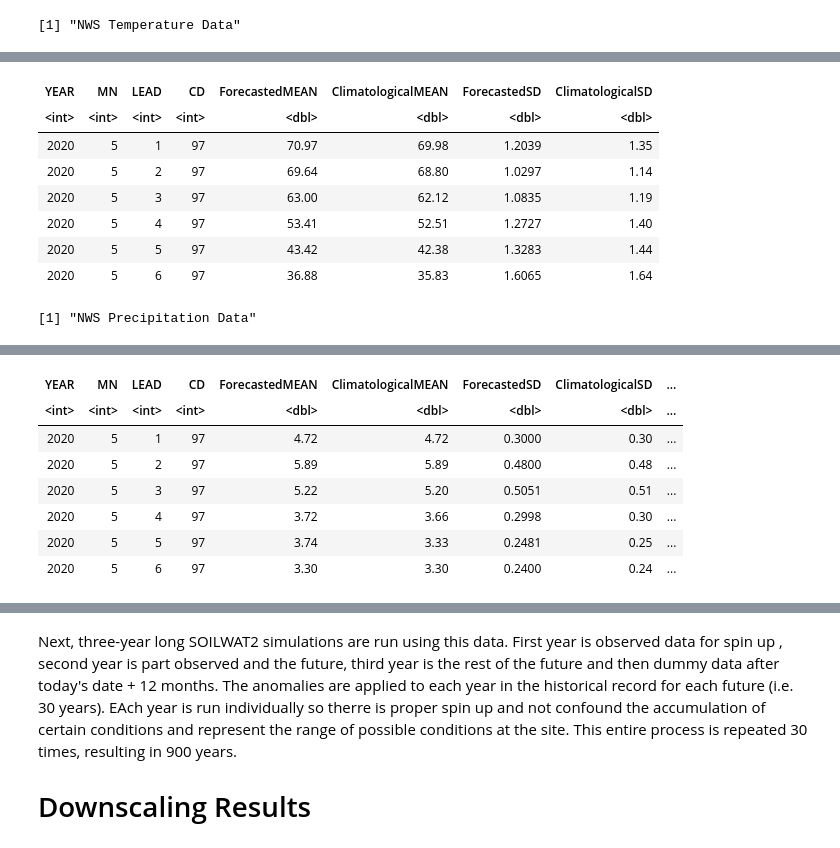
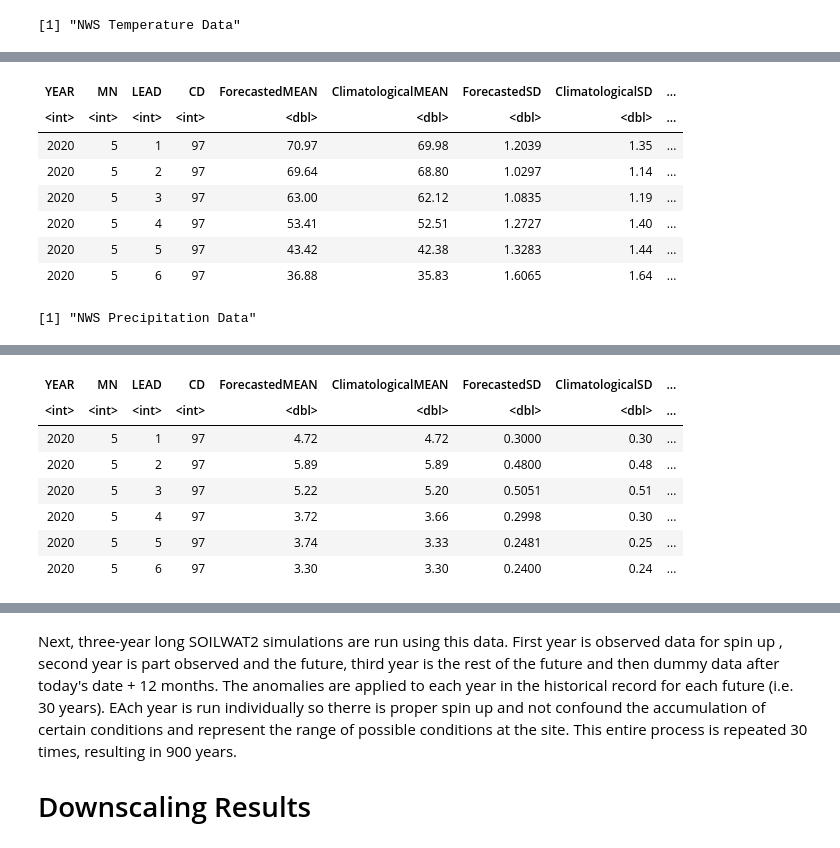
Before and after one commit to DrylandEcology/gridSTDF, a Jupyter notebook: ShortTermDroughtForecaster_Logic.ipynb, the cells around one changed output, grey strips where cells are left out. Saved outputs shown, nothing was run; the diff lists cells and outputs as text; code cells hidden in the pictures.

```diff
--- a/ShortTermDroughtForecaster_Logic.ipynb
+++ b/ShortTermDroughtForecaster_Logic.ipynb
@@ -26,10 +26,26 @@ Our intent with the short-term forecaster is to translate the information from t
 # Downscaling Methods
 
 First, for each set of coordinates, the appropriate region is determined from the map above and the affiliated temperature and precipitation NWS long-lead forecast data are grabbed. Temperature and precipitation data are stored online in tabular form, [here](https://www.cpc.ncep.noaa.gov/pacdir/NFORdir/HUGEdir2/cpcllftd.dat) and [here](https://www.cpc.ncep.noaa.gov/pacdir/NFORdir/HUGEdir2/cpcllfpd.dat).
+# %%
+# Setup
+# load all packages and read in most all data for this notebook
+library(raster)
+library(data.table)
+library(ggplot2)
+library(lubridate)
+
+wdata <- fread('wdata.csv') # historical, site-specific weather data
+generatedAnomData <- readRDS('ExampleData/generatedAnomData') # generated anomalies at the lead-level
+MonthlyAnoms <- fread('ExampleData/MonthlyAnoms.csv') # anomalies averaged to the monthly level
+
+HistDataNormMean <- fread('ExampleData/HistDataNormMean.csv')
+AnomRunStats <- fread('ExampleData/AnomRunStats.csv')
+
+source('functions/weatherFunctions.R')
+currMonth <- month(Sys.Date())
+
+Nleads <- 12
 # %%
-library(raster)
-library(data.table)
-
 # Set coordinates
 lat <- 35.1266
 lng <- -111.5854
@@ -44,15 +60,46 @@ proj4string(points) <- CRS("+proj=longlat +datum=WGS84 +no_defs +ellps=WGS84 +to
 CDRegion <- as.numeric(over(points, CD102)$ID4)
 
 # Read in and subset anomaly data -----------------------------------------------------------
-TempMonthlyAnomsWhole <- fread('CurrentAnomalyTempData.csv')
-TempMonthlyAnoms <- subset(TempMonthlyAnomsWhole, CD == CDRegion)
+TempAnomsWhole <- fread('CurrentAnomalyTempData.csv')
+TempAnoms <- subset(TempMonthlyAnomsWhole, CD == CDRegion)
+TempAnoms <- TempAnoms[1:Nleads, ]
 
-PPTMonthlyAnomsWhole <- fread('CurrentAnomalyPPTData.csv')
-PPTMonthlyAnoms <- subset(PPTMonthlyAnomsWhole, CD == CDRegion)
+PPTAnomsWhole <- fread('CurrentAnomalyPPTData.csv')
+PPTAnoms <- subset(PPTMonthlyAnomsWhole, CD == CDRegion)
+PPTAnoms <- PPTAnoms[1:Nleads, ]
+
+# Convert values and calculate NWS anomalies or correction factors \-------------------------------------------
+
+# Temp
+TempAnoms$ClimatologicalMEAN_Temp_C <- (TempAnoms$ClimatologicalMEAN - 32) * (5/9)
+TempAnoms$ForecastedMEAN_Temp_C <- (TempAnoms$ForecastedMEAN - 32) * (5/9)
+
+TempAnoms$ForecastedSD_Temp_C <- (TempAnoms$ForecastedSD) * (5/9)
+TempAnoms$Anom_F <- TempAnoms$ForecastedMEAN - TempAnoms$ClimatologicalMEAN
+TempAnoms$Anom_C <- TempAnoms$Anom_F * (5/9)
+
+# PPT - keep in transformed units for calcs downstream
+## PPT - SDs are given in transformed units. Means are in inches.
+backT <- 1/PPTAnoms$PO
+
+# convert
+PPTAnoms$ClimatatologicalMEAN_PPT_PO <- PPTAnoms$ClimatologicalMEAN ^ PPTAnoms$PO
+PPTAnoms$ClimatatologicalMEAN_PPT_cm <- PPTAnoms$ClimatologicalMEAN * 2.54
+
+PPTAnoms$ForecastedMEAN_PPT_PO <- PPTAnoms$ForecastedMEAN ^ PPTAnoms$PO
+PPTAnoms$ForecastedMEAN_PPT_cm <- PPTAnoms$ForecastedMEAN * 2.54
+
+PPTAnoms$ForecastedSD_PPT_in <- as.numeric(PPTAnoms$ForecastedSD) ^ backT
+PPTAnoms$ForecastedSD_PPT_cm <- PPTAnoms$ForecastedSD_PPT_in * 2.54
+
+# calc - anomaly NEEDS to be calcualted in transformed units
+PPTAnoms$Anom_PO <- PPTAnoms$ForecastedMEAN_PPT_PO - PPTAnoms$ClimatatologicalMEAN_PPT_PO
+PPTAnoms$Anom_cm <- PPTAnoms$ForecastedMEAN_PPT_cm - PPTAnoms$ClimatatologicalMEAN_PPT_cm
+PPTAnoms$Anom_CF <- PPTAnoms$ForecastedMEAN / PPTAnoms$ClimatologicalMEAN
 
 print('NWS Temperature Data')
-head(TempMonthlyAnoms)
+head(TempAnoms)
 print('NWS Precipitation Data')
-head(PPTMonthlyAnoms)
+head(PPTAnoms)
 # %% [output]
 [1] "NWS Temperature Data"
@@ -60,9 +107,9 @@ A data.table: 6 × 8
-| YEAR | MN | LEAD | CD | ForecastedMEAN | ClimatologicalMEAN | ForecastedSD | ClimatologicalSD |
-| <int> | <int> | <int> | <int> | <dbl> | <dbl> | <dbl> | <dbl> |
-| 2020 | 5 | 1 | 97 | 70.97 | 69.98 | 1.2039 | 1.35 |
-| 2020 | 5 | 2 | 97 | 69.64 | 68.80 | 1.0297 | 1.14 |
-| 2020 | 5 | 3 | 97 | 63.00 | 62.12 | 1.0835 | 1.19 |
-| 2020 | 5 | 4 | 97 | 53.41 | 52.51 | 1.2727 | 1.40 |
-| 2020 | 5 | 5 | 97 | 43.42 | 42.38 | 1.3283 | 1.44 |
-| 2020 | 5 | 6 | 97 | 36.88 | 35.83 | 1.6065 | 1.64 |
+| YEAR | MN | LEAD | CD | ForecastedMEAN | ClimatologicalMEAN | ForecastedSD | ClimatologicalSD | ... |
+| <int> | <int> | <int> | <int> | <dbl> | <dbl> | <dbl> | <dbl> | ... |
+| 2020 | 5 | 1 | 97 | 70.97 | 69.98 | 1.2039 | 1.35 | ... |
+| 2020 | 5 | 2 | 97 | 69.64 | 68.80 | 1.0297 | 1.14 | ... |
+| 2020 | 5 | 3 | 97 | 63.00 | 62.12 | 1.0835 | 1.19 | ... |
+| 2020 | 5 | 4 | 97 | 53.41 | 52.51 | 1.2727 | 1.40 | ... |
+| 2020 | 5 | 5 | 97 | 43.42 | 42.38 | 1.3283 | 1.44 | ... |
+| 2020 | 5 | 6 | 97 | 36.88 | 35.83 | 1.6065 | 1.64 | ... |
 [1] "NWS Precipitation Data"
```
Also changed, not shown: parts of 26 cells of this notebook, 30 other files.
